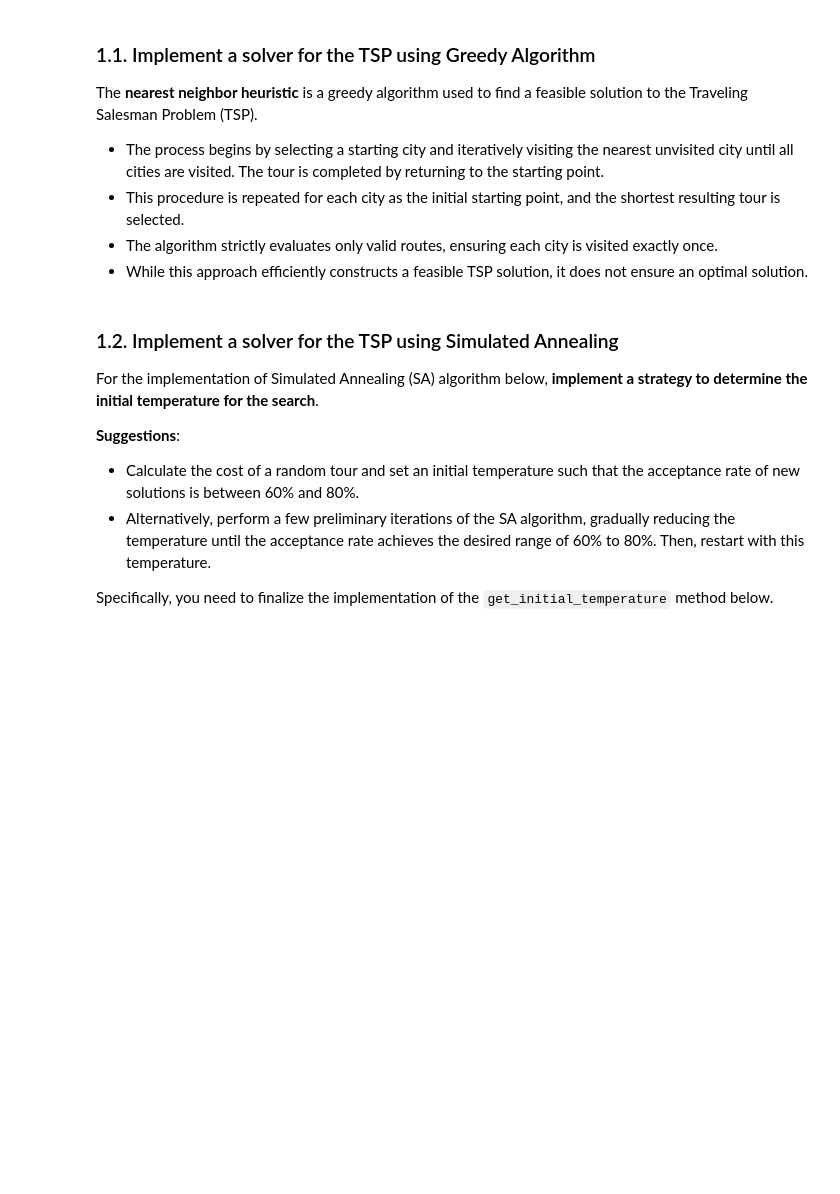
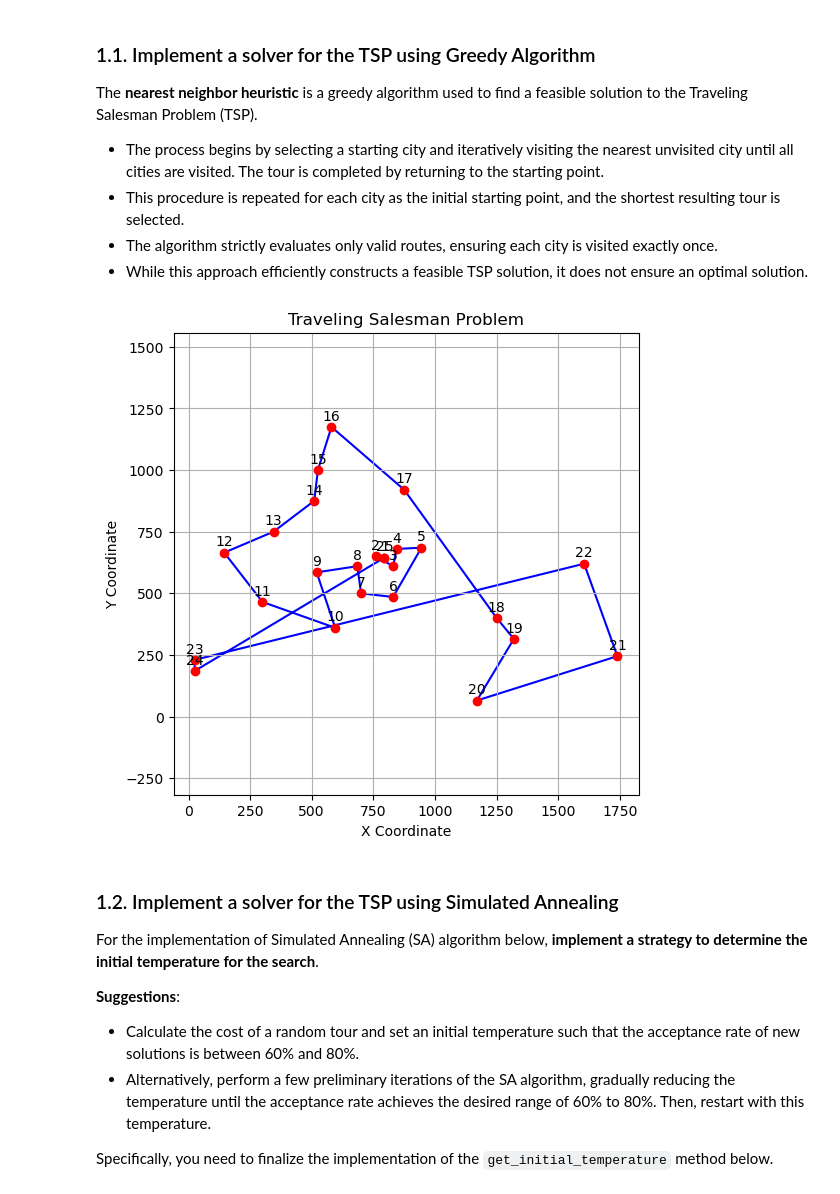
Before and after one commit to rennylee/TSP, a Jupyter notebook: csi4106_f24_a4_template.ipynb, the cells around one changed output. Cells and saved outputs as stored; diff of their text form; code cells hidden in the pictures; blank space fills up the shorter version.

```diff
--- a/csi4106_f24_a4_template.ipynb
+++ b/csi4106_f24_a4_template.ipynb
@@ -338,6 +339,14 @@ def nearest_neighbor_tsp(distance_matrix, start=0):
     tour.append(start)
 
     return tour, total_distance
+# %%
+# calculating greedy tour
+greedy_tour, _ = nearest_neighbor_tsp(get_distance_matrix(berlin52_24_4))
+
+# plotting tour/path
+plot_tsp_path(berlin52_24_4, greedy_tour)
+# %% [output]
+[figure, added]
 # %% [markdown]
 ### 1.2. Implement a solver for the TSP using Simulated Annealing
 
```
Also changed, not shown: parts of 10 cells of this notebook.
